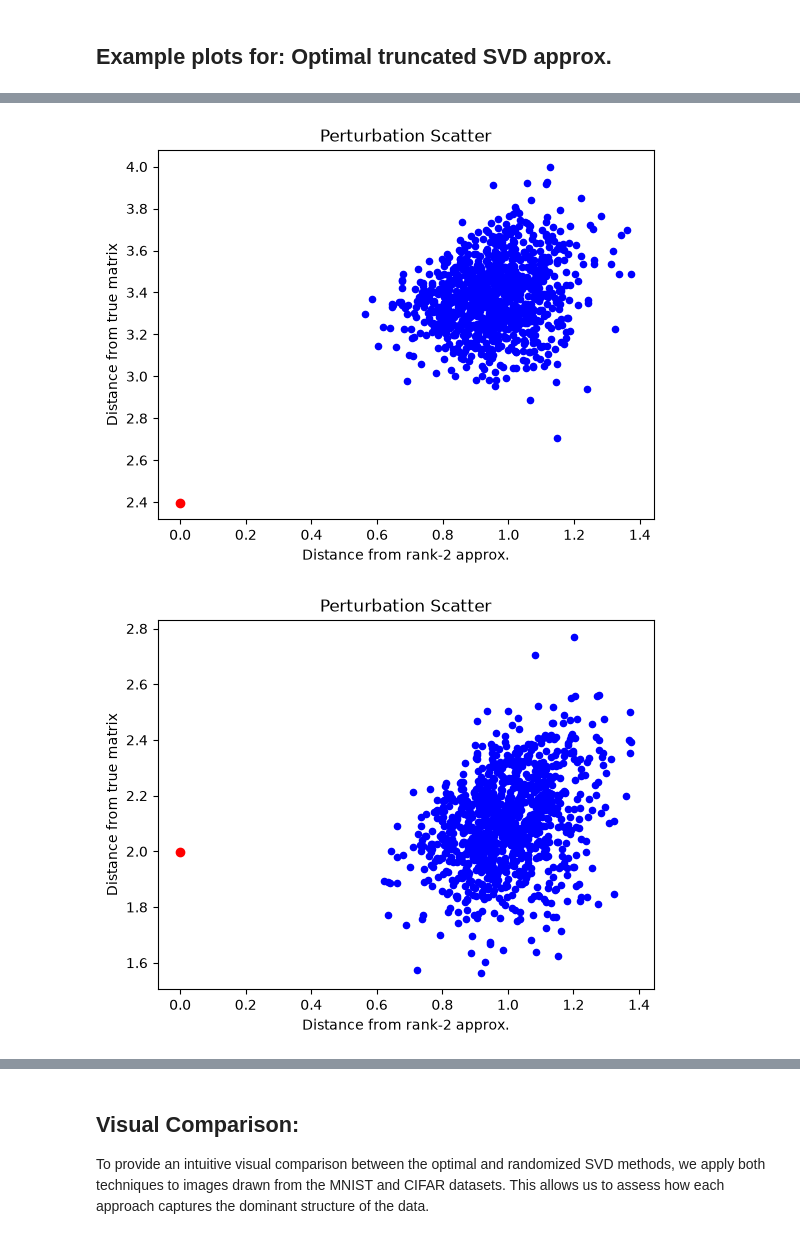
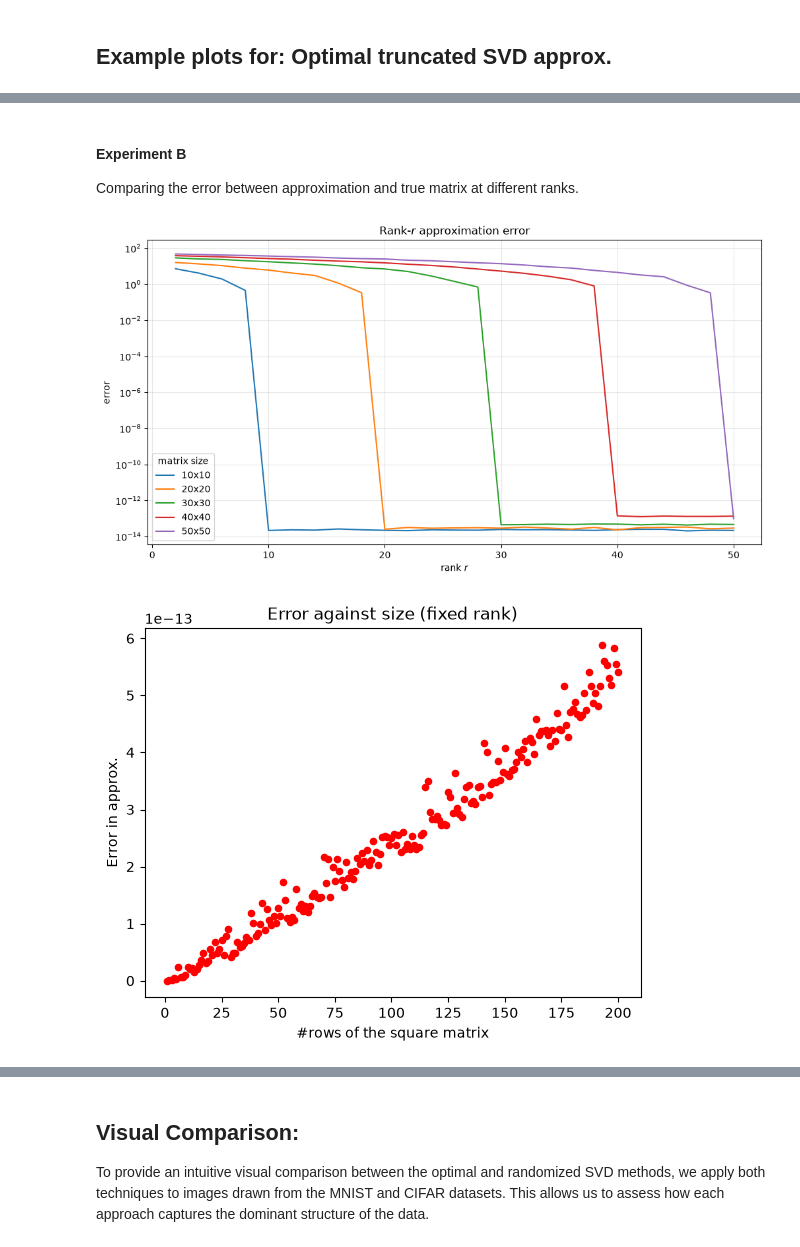
Before and after one commit to BSL-R/Low-rank-and-sparse-structured-approximations-for-large-linear-maps, a Jupyter notebook: low_rank.ipynb, the cells around one changed output, grey strips where cells are left out. Cells and saved outputs as stored; diff of their text form; code cells hidden in the pictures.

```diff
--- a/low_rank.ipynb
+++ b/low_rank.ipynb
@@ -440,21 +494,11 @@ svd_fixed_rank_perturbation_plot(A, 2, 'fro', 1500, svd_optimal, {}, )
+# %% [markdown]
+#### Experiment B
+
+Comparing the error between approximation and true matrix at different ranks.
 # %%
-A = random_matrix((5,6), np.random.normal, {'loc':0, 'scale':1})
+error_ranksize_semilogy(50, 50, 'fro', svd_random, {'q':1}, np.random.normal, {'loc':0, 'scale':1})
 
-svd_free_rank_perturbation_plot(A, 2, 1000, 'fro', svd_random, {'q':0})
-svd_free_rank_perturbation_plot(A, 2, 1000, 'fro', svd_random, {'q':1})
-svd_free_rank_perturbation_plot(A, 2, 1000, 'fro', svd_random, {'q':2})
-
-svd_free_rank_perturbation_plot(A, 4, 1000, 'fro', svd_random, {'q':0})
-svd_free_rank_perturbation_plot(A, 4, 1000, 'fro', svd_random, {'q':1})
-svd_free_rank_perturbation_plot(A, 4, 1000, 'fro', svd_random, {'q':2})
-
-error_ranksize_table(50, 50, 'fro', svd_random, {'q':1}, np.random.normal, {'loc':0, 'scale':1})
-
-error_ranksize_plot(10, 50, 'fro', svd_random, {'q':1}, np.random.normal, {'loc':0, 'scale':1})
-
-svd_fixed_rank_perturbation_plot(A, 2, 'fro', 50, svd_random, {'q':0}, False)
-svd_fixed_rank_perturbation_plot(A, 2, 'fro', 50, svd_random, {'q':1}, False)
-svd_fixed_rank_perturbation_plot(A, 2, 'fro', 50, svd_random, {'q':2}, False)
+error_ranksize_plot(200, 200, 'fro', svd_random, {'q':1}, np.random.normal, {'loc':0, 'scale':1})
 # %% [output]
-[figure, old version]
+[figure, new version]
-[figure, old version]
+[figure, new version]
```
Also changed, not shown: parts of 32 cells of this notebook.
